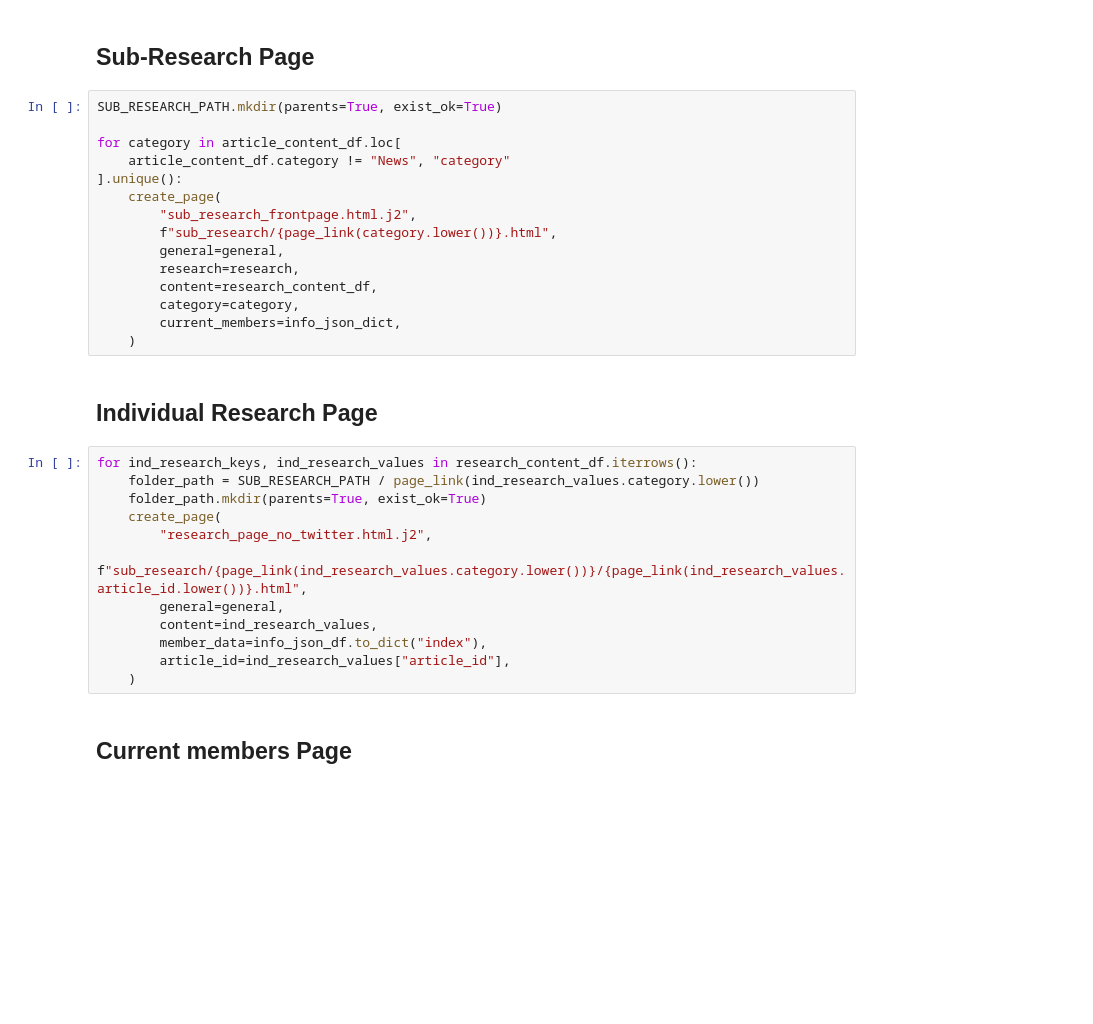
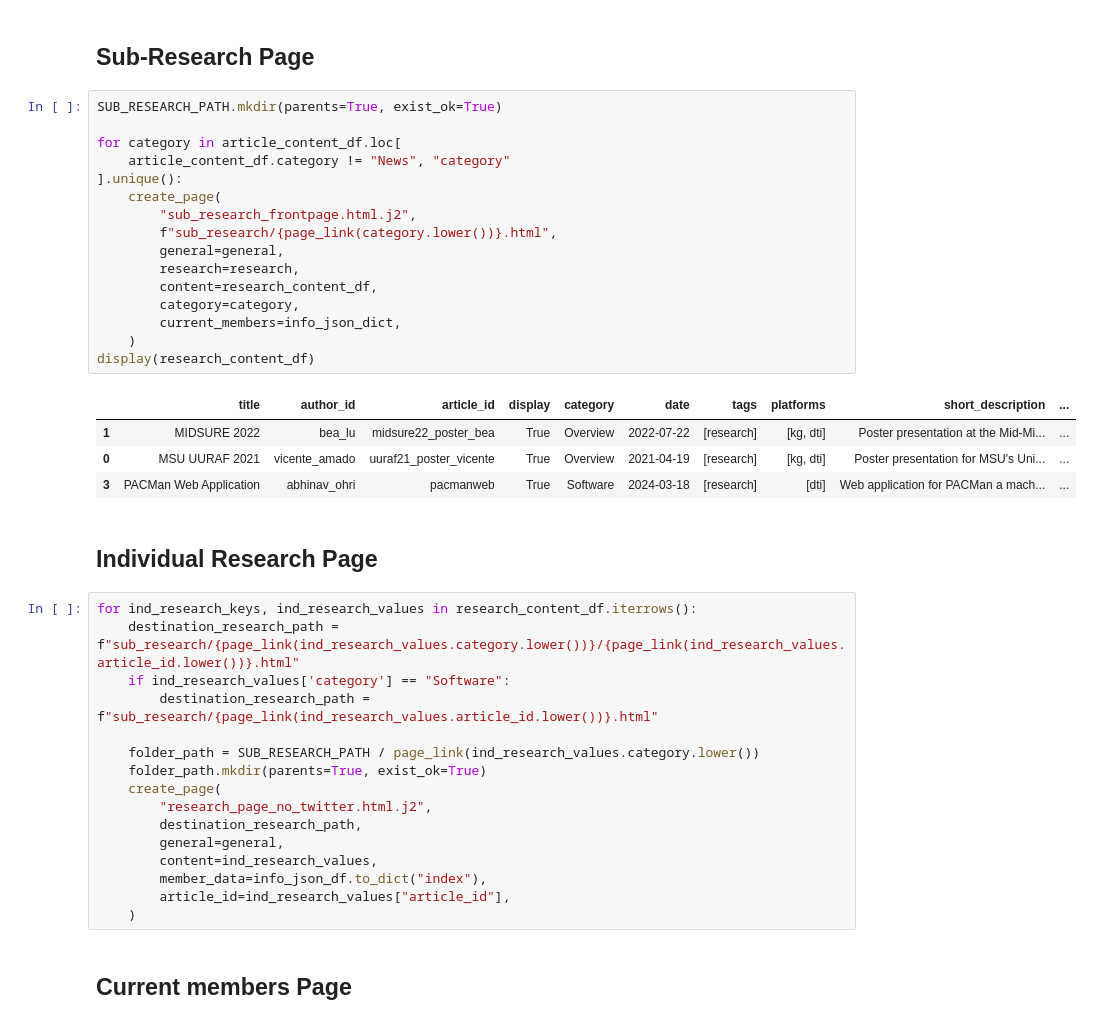
Before and after one commit to deepthought-initiative/dtiwebsite_generator, a Jupyter notebook: notebooks/create_htmls.ipynb, the cells around one changed output. Cells and saved outputs as stored; diff of their text form; blank space fills up the shorter version.

Commit message:
Fixing path for the pacman web article

```diff
--- a/notebooks/create_htmls.ipynb
+++ b/notebooks/create_htmls.ipynb
@@ -373,27 +373,37 @@ create_page(
 # %%
 SUB_RESEARCH_PATH.mkdir(parents=True, exist_ok=True)
 
 for category in article_content_df.loc[
     article_content_df.category != "News", "category"
 ].unique():
     create_page(
         "sub_research_frontpage.html.j2",
         f"sub_research/{page_link(category.lower())}.html",
         general=general,
         research=research,
         content=research_content_df,
         category=category,
         current_members=info_json_dict,
     )
+display(research_content_df)
+# %% [output]
+|  | title | author_id | article_id | display | category | date | tags | platforms | short_description | ... |
+| 1 | MIDSURE 2022 | bea_lu | midsure22_poster_bea | True | Overview | 2022-07-22 | [research] | [kg, dti] | Poster presentation at the Mid-Mi... | ... |
+| 0 | MSU UURAF 2021 | vicente_amado | uuraf21_poster_vicente | True | Overview | 2021-04-19 | [research] | [kg, dti] | Poster presentation for MSU's Uni... | ... |
+| 3 | PACMan Web Application | abhinav_ohri | pacmanweb | True | Software | 2024-03-18 | [research] | [dti] | Web application for PACMan a mach... | ... |
 # %% [markdown]
 ## Individual Research Page
 # %%
 for ind_research_keys, ind_research_values in research_content_df.iterrows():
+    destination_research_path = f"sub_research/{page_link(ind_research_values.category.lower())}/{page_link(ind_research_values.article_id.lower())}.html"
+    if ind_research_values['category'] == "Software":
+        destination_research_path = f"sub_research/{page_link(ind_research_values.article_id.lower())}.html"
+
     folder_path = SUB_RESEARCH_PATH / page_link(ind_research_values.category.lower())
     folder_path.mkdir(parents=True, exist_ok=True)
     create_page(
         "research_page_no_twitter.html.j2",
-        f"sub_research/{page_link(ind_research_values.category.lower())}/{page_link(ind_research_values.article_id.lower())}.html",
+        destination_research_path,
         general=general,
         content=ind_research_values,
         member_data=info_json_df.to_dict("index"),
```
Also changed, not shown: parts of 1 cell of this notebook.
